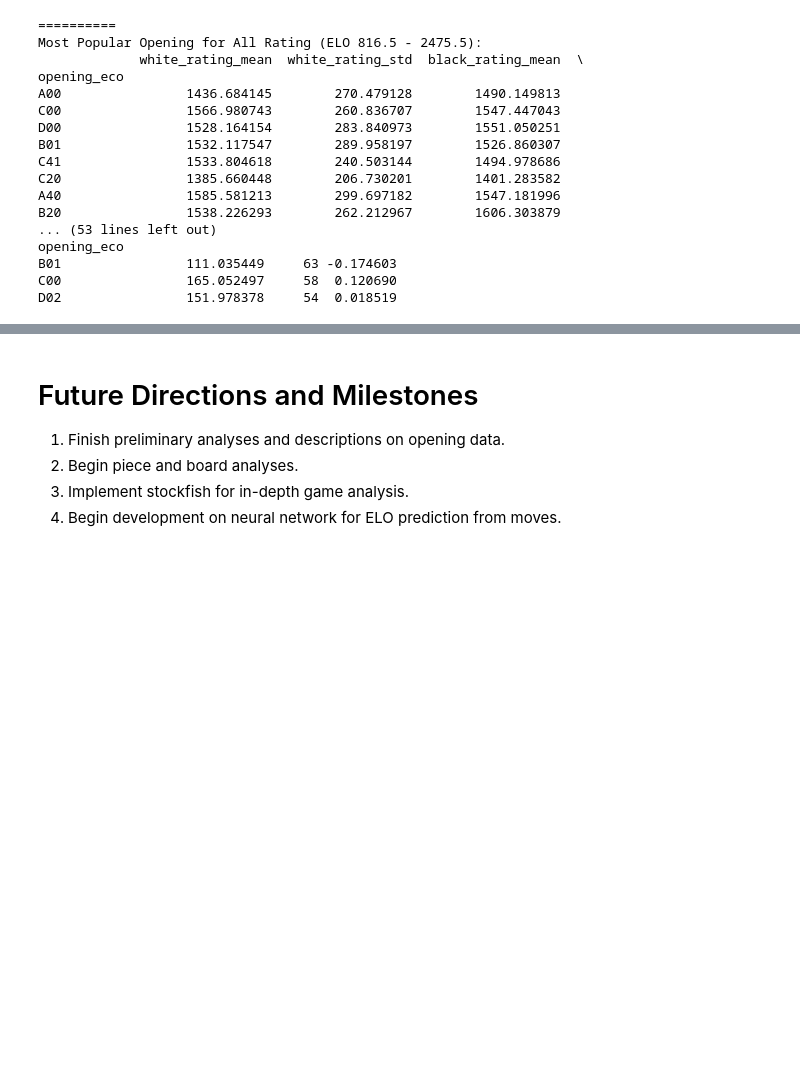
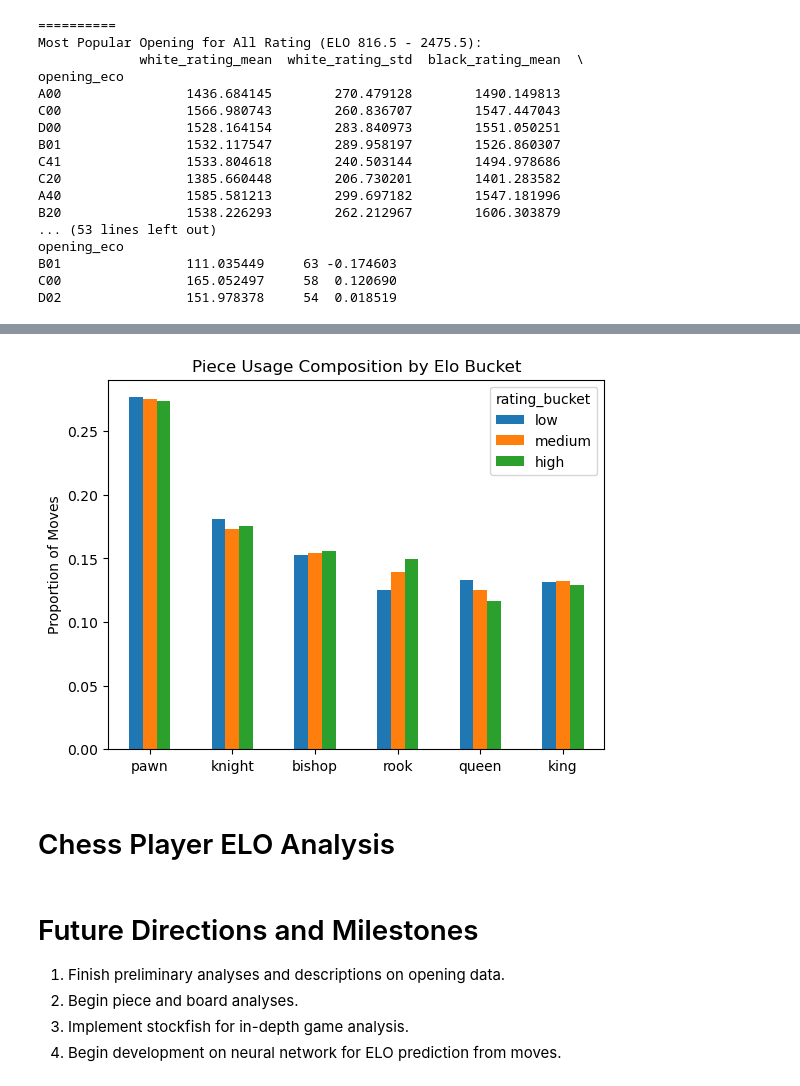
Before and after one commit to T-hawk/chess-ds-final, a Jupyter notebook: milestone.ipynb, the cells around one changed output, grey strips where cells are left out. Drawn from its saved outputs; the diff is of its cells as text; code cells hidden in the pictures; blank space fills up the shorter version.

```diff
--- a/milestone.ipynb
+++ b/milestone.ipynb
@@ -377,0 +632,24 @@ plt.show()
+# %%
+# By ELO
+combined_df = pd.DataFrame({
+    "pawn": piece_chess_data["white_pawn_moves"] + piece_chess_data["black_pawn_moves"],
+    "knight": piece_chess_data["white_knight_moves"] + piece_chess_data["black_knight_moves"],
+    "bishop": piece_chess_data["white_bishop_moves"] + piece_chess_data["black_bishop_moves"],
+    "rook": piece_chess_data["white_rook_moves"] + piece_chess_data["black_rook_moves"],
+    "queen": piece_chess_data["white_queen_moves"] + piece_chess_data["black_queen_moves"],
+    "king": piece_chess_data["white_king_moves"] + piece_chess_data["black_king_moves"],
+})
+
+grouped = combined_df.groupby(piece_chess_data["rating_bucket"]).sum()
+normalized = grouped.div(grouped.sum(axis=1), axis=0)
+plot_data = normalized.T
+plot_data.plot(kind="bar")
+
+plt.ylabel("Proportion of Moves")
+plt.title("Piece Usage Composition by Elo Bucket")
+plt.xticks(rotation=0)
+plt.show()
+# %% [output]
+[figure, added]
+# %% [markdown]
+# Chess Player ELO Analysis
```
Also changed, not shown: parts of 16 cells of this notebook.
